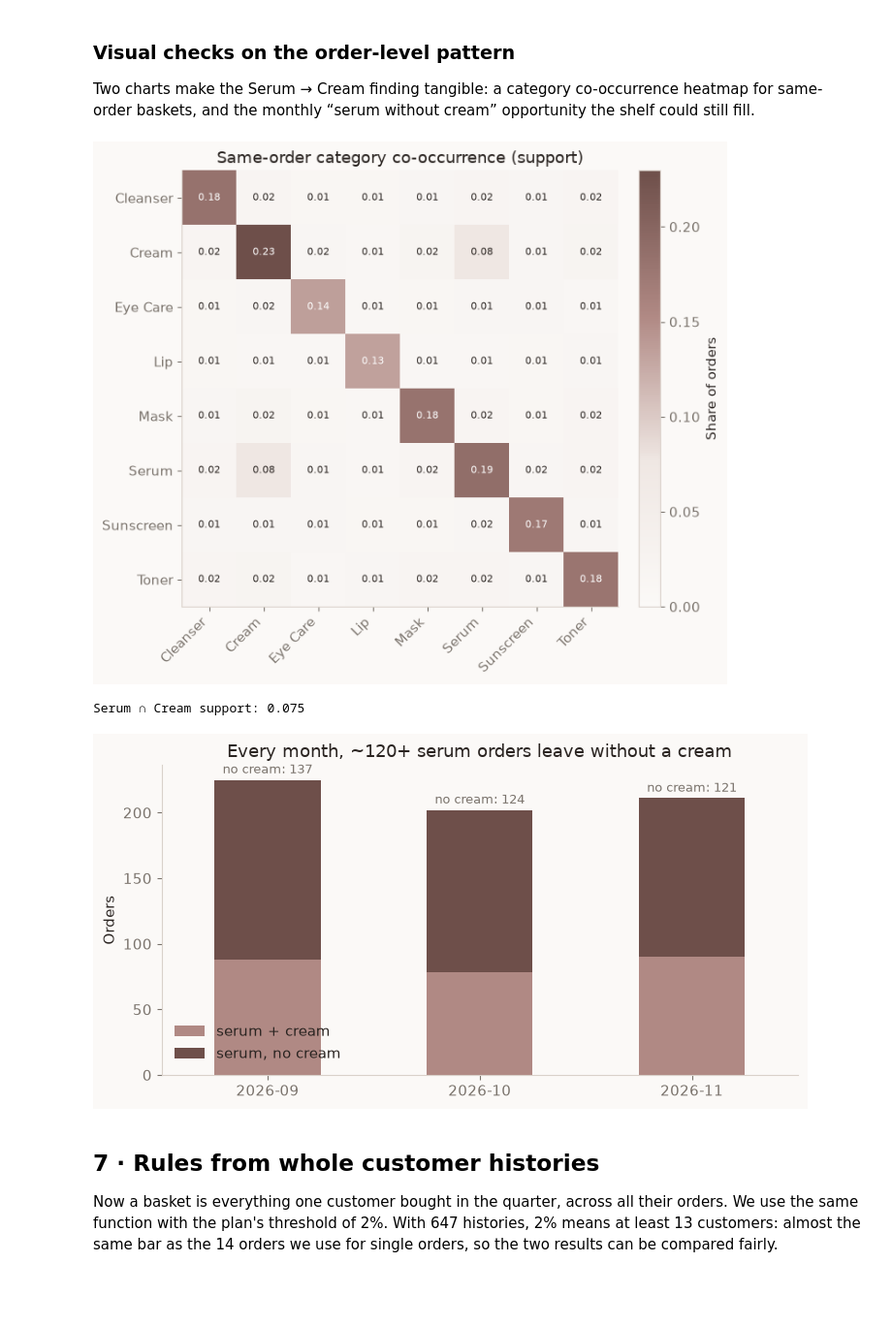
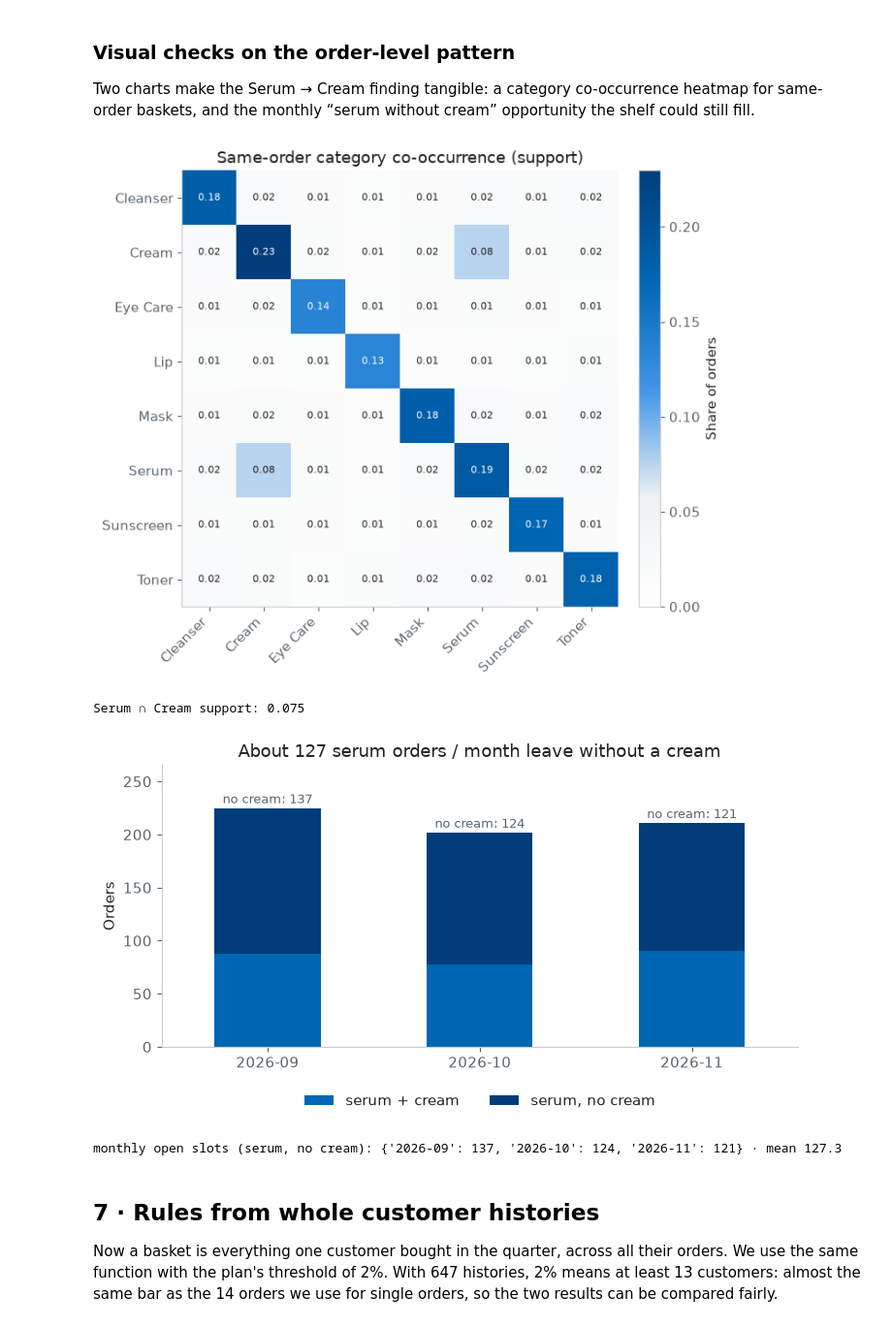
Before and after one commit to N1Rizhka/New-Media-Technology-and-Analytics---Final-Project, a Jupyter notebook: Q15_shelf_association_rules.ipynb, the cells around one changed output. Shown at 97% size. Drawn from its saved outputs; the diff is of its cells as text; code cells hidden in the pictures; blank space fills up the shorter version.

```diff
--- a/Q15_shelf_association_rules.ipynb
+++ b/Q15_shelf_association_rules.ipynb
@@ -24,11 +26,14 @@ warnings.filterwarnings("ignore", category=DeprecationWarning)
 pd.set_option("display.width", 120)
 pd.set_option("display.max_columns", 30)
 
-# Lumen Beauty chart style — soft, chic, professional
-INK, MUTED = "#2A2421", "#7A736C"
-ROSE, STONE, CHAMP, DEEP = "#B08984", "#C9C0B6", "#A8927A", "#6E4F4A"
-BLUSH, PAPER, LINE = "#EFE7E3", "#FBF9F7", "#D9D1CA"
-ACCENT, WARM, LIGHT = ROSE, DEEP, STONE  # aliases used by older chart cells
+# Tongji University visual identity (同济蓝 C100 M60 Y0 K0 ≈ #0066B3)
+# Site accents from tongji.edu.cn: #3978b6 / #3f94e7 / #EEF1F3
+INK, MUTED = "#222222", "#5A6570"
+TONGJI, MID, DEEP = "#0066B3", "#3F94E7", "#003D7A"
+PALE, PAPER, LINE = "#EEF1F3", "#FFFFFF", "#CBCBCB"
+# aliases used by chart cells
+ROSE, STONE, CHAMP = TONGJI, MID, "#7BA3C9"
+ACCENT, WARM, LIGHT, BLUSH = TONGJI, DEEP, MID, PALE
 
 plt.rcParams.update({
     "figure.facecolor": PAPER,
@@ -47,7 +52,8 @@ plt.rcParams.update({
     "grid.color": LINE,
     "grid.linewidth": 0.6,
 })
-LUMEN_CMAP = LinearSegmentedColormap.from_list("lumen", [PAPER, BLUSH, ROSE, DEEP])
+LUMEN_CMAP = LinearSegmentedColormap.from_list("tongji", [PAPER, PALE, MID, TONGJI, DEEP])
+TONGJI_CMAP = LUMEN_CMAP
 FIG = Path("figures")
 FIG.mkdir(exist_ok=True)
 
@@ -535,31 +549,37 @@ fig.savefig(FIG / "fig_category_cooccurrence.png", dpi=160, bbox_inches="tight",
 plt.show()
 print("Serum ∩ Cream support:", round(joint.loc["Serum", "Cream"], 3))
 # %% [output]
-[figure, old version]
+[figure, new version]
 Serum ∩ Cream support: 0.075
 # %%
 # Chart 6 — The shelf opportunity: serum orders with / without a cream, by month
 orders["month"] = lines.groupby("order_id")["order_date"].first().str[:7]
 has_s = orders["categories"].apply(lambda c: "Serum" in c)
 has_c = orders["categories"].apply(lambda c: "Cream" in c)
 opp = pd.DataFrame({
     "serum + cream": (has_s & has_c).groupby(orders["month"]).sum(),
     "serum, no cream": (has_s & ~has_c).groupby(orders["month"]).sum(),
 })
-fig, ax = plt.subplots(figsize=(7.5, 4))
+avg_open = opp["serum, no cream"].mean()
+fig, ax = plt.subplots(figsize=(7.5, 4.2))
 opp.plot(kind="bar", stacked=True, ax=ax, color=[ACCENT, WARM], rot=0)
 ax.set_ylabel("Orders")
 ax.set_xlabel("")
-ax.set_title("Every month, ~120+ serum orders leave without a cream")
-ax.legend(frameon=False, title=None)
+ax.set_title(f"About {avg_open:.0f} serum orders / month leave without a cream")
+ax.legend(loc="upper center", bbox_to_anchor=(0.5, -0.12), ncol=2, frameon=False)
+ymax = float(opp.sum(axis=1).max())
 for i, (idx_m, row) in enumerate(opp.iterrows()):
-    total = row.sum()
-    ax.text(i, total + 5, f"no cream: {int(row['serum, no cream'])}", ha="center", fontsize=9, color=MUTED)
+    ax.text(i, float(row.sum()) + ymax * 0.02,
+            f"no cream: {int(row['serum, no cream'])}",
+            ha="center", fontsize=9, color=MUTED)
+ax.set_ylim(0, ymax * 1.18)
 fig.tight_layout()
 fig.savefig(FIG / "fig_serum_opportunity.png", dpi=160, bbox_inches="tight", facecolor=PAPER)
 plt.show()
+print(f"monthly open slots (serum, no cream): {opp['serum, no cream'].to_dict()} · mean {avg_open:.1f}")
 # %% [output]
-[figure, old version]
+[figure, new version]
+monthly open slots (serum, no cream): {'2026-09': 137, '2026-10': 124, '2026-11': 121} · mean 127.3
 # %% [markdown]
 ## 7 · Rules from whole customer histories
 Now a basket is everything one customer bought in the quarter, across all their orders. We use the same function with the plan's threshold of 2%. With 647 histories, 2% means at least 13 customers: almost the same bar as the 14 orders we use for single orders, so the two results can be compared fairly.
```
Also changed, not shown: parts of 25 cells of this notebook, 31 other files.
